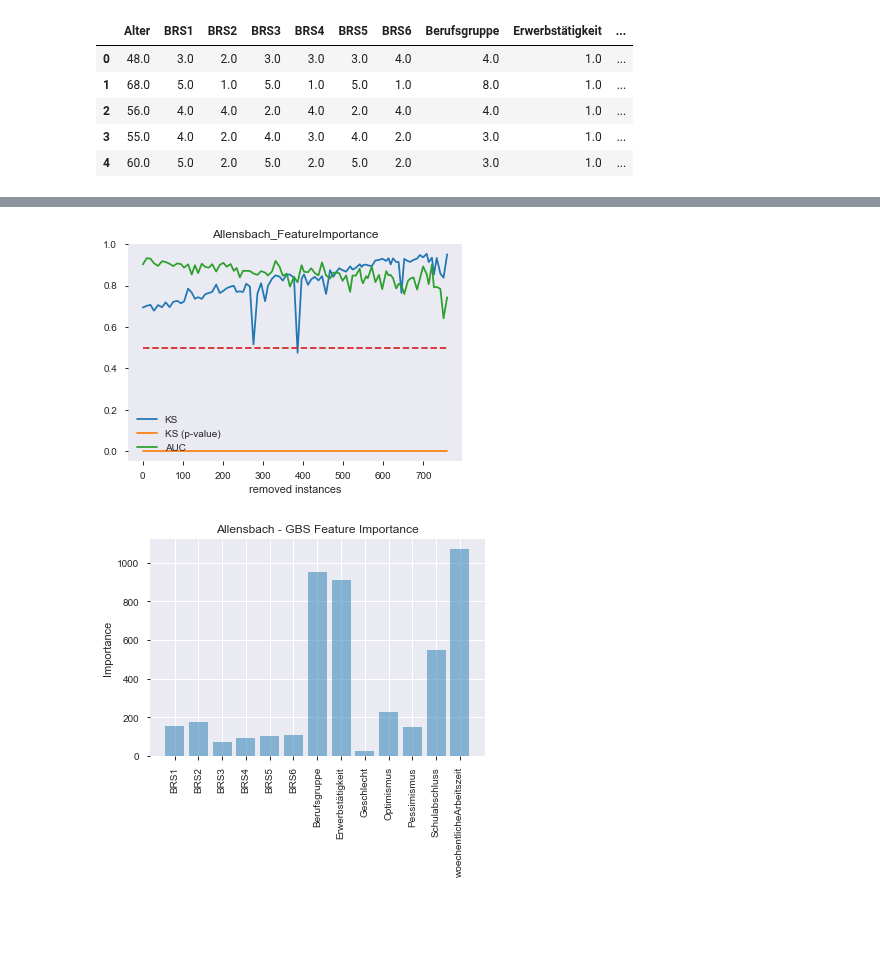
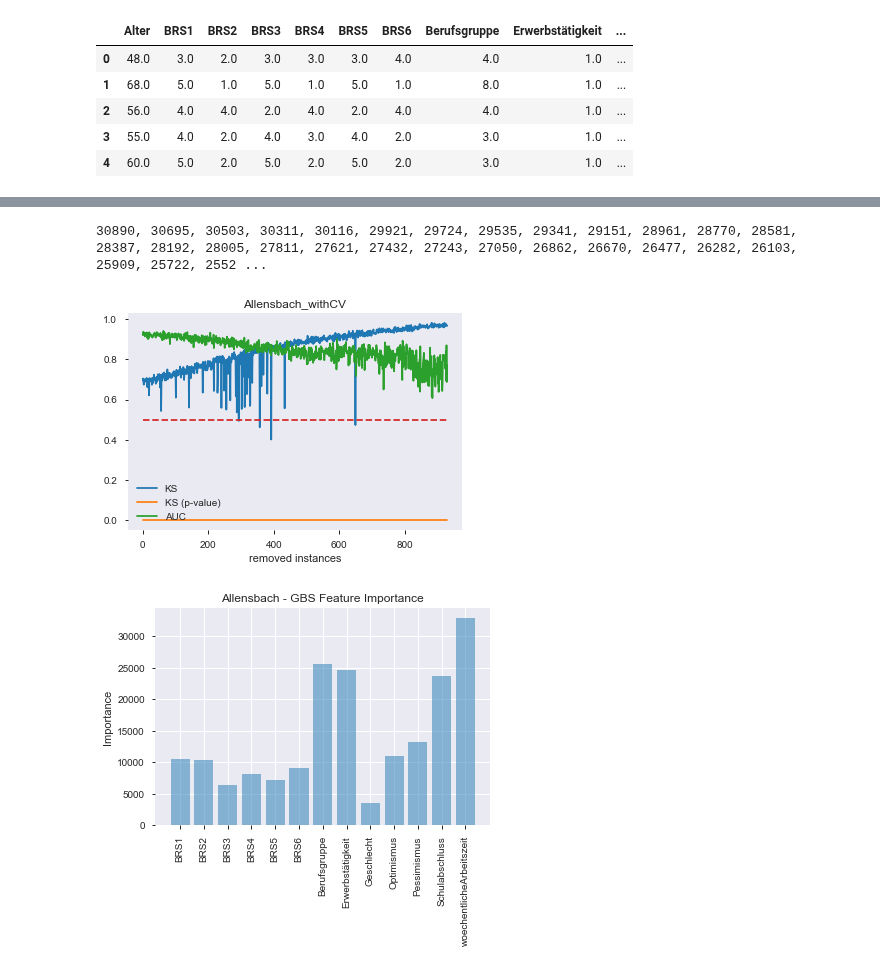
Before and after one commit to laksannathan/maximal-representative-sampling, a Jupyter notebook: src/MRS.ipynb, the cells around one changed output, grey strips where cells are left out. Cells and saved outputs as stored; diff of their text form; code cells hidden in the pictures; blank space fills up the shorter version.

```diff
--- a/src/MRS.ipynb
+++ b/src/MRS.ipynb
@@ -247,14 +279,22 @@ MRS(data=allensbach, columns=columns, temperature=0.2, n_drop=10)
+# %%
+score = []
+n = []
+imp = [0]*len(us_columns)
+
+MRS(data=us, columns=us_columns, temperature=0.2, n_drop=200, limit=600)
+# %% [output]
+30890, 30695, 30503, 30311, 30116, 29921, 29724, 29535, 29341, 29151, 28961, 28770, 28581, 28387, 28192, 28005, 27811, 27621, 27432, 27243, 27050, 26862, 26670, 26477, 26282, 26103, 25909, 25722, 2552 ...
 # %%
-plot_results(score, n, 'Allensbach_FeatureImportance')
+plot_results(score, n, 'Allensbach_withCV')
 # %% [output]
-[figure, old version]
+[figure, new version]
 # %%
-y_pos = np.arange(len(columns))
+y_pos = np.arange(len(allensbach_columns))
 
 plt.bar(y_pos, imp, align='center', alpha=0.5)
-plt.xticks(y_pos, columns, rotation=90)
+plt.xticks(y_pos, allensbach_columns, rotation=90)
 plt.ylabel('Importance')
 plt.title('Allensbach - GBS Feature Importance')
 plt.show()
 # %% [output]
-[figure, old version]
+[figure, new version]
```
Also changed, not shown: parts of 7 cells of this notebook, 9 other files.
